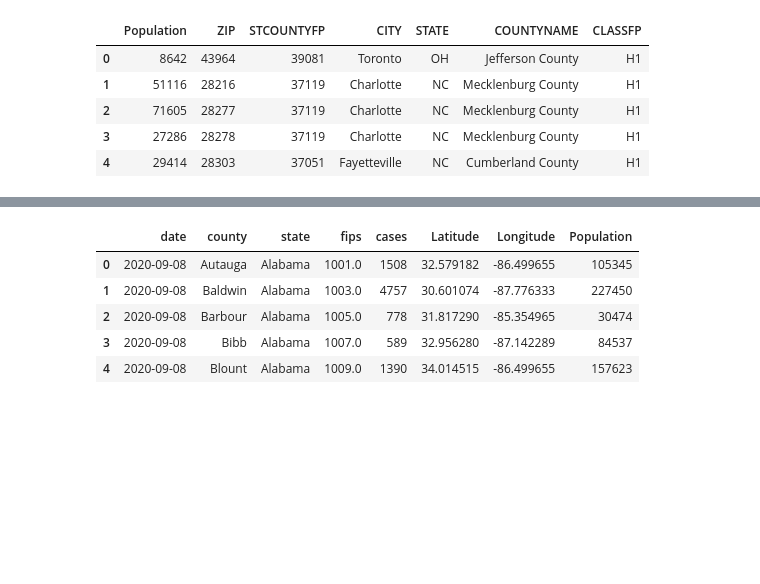
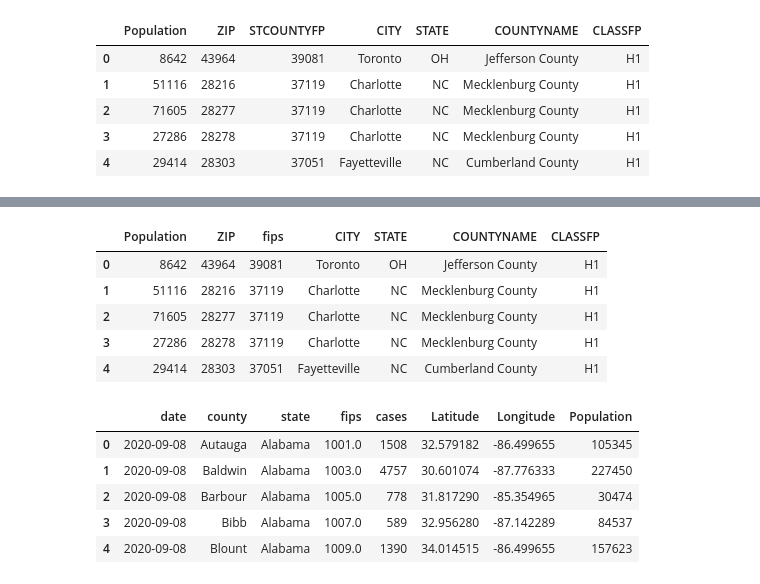
Before and after one commit to Pankaj-gh/Rice-Project-1-G11, a Jupyter notebook: main_script.ipynb, the cells around one changed output, grey strips where cells are left out. Drawn from its saved outputs; the diff is of its cells as text; code cells hidden in the pictures; blank space fills up the shorter version.

```diff
--- a/main_script.ipynb
+++ b/main_script.ipynb
@@ -312,5 +313,14 @@ zf.head()
 # %%
 zipfp=zipfp.rename({'STCOUNTYFP':'fips'},axis=1)
+# %%
+zipfp.head()
+# %% [output]
+|  | Population | ZIP | fips | CITY | STATE | COUNTYNAME | CLASSFP |
+| 0 | 8642 | 43964 | 39081 | Toronto | OH | Jefferson County | H1 |
+| 1 | 51116 | 28216 | 37119 | Charlotte | NC | Mecklenburg County | H1 |
+| 2 | 71605 | 28277 | 37119 | Charlotte | NC | Mecklenburg County | H1 |
+| 3 | 27286 | 28278 | 37119 | Charlotte | NC | Mecklenburg County | H1 |
+| 4 | 29414 | 28303 | 37051 | Fayetteville | NC | Cumberland County | H1 |
 # %%
 g=zipfp.groupby('fips')['Population'].sum()
 # %%
```
Also changed, not shown: parts of 34 cells of this notebook.
